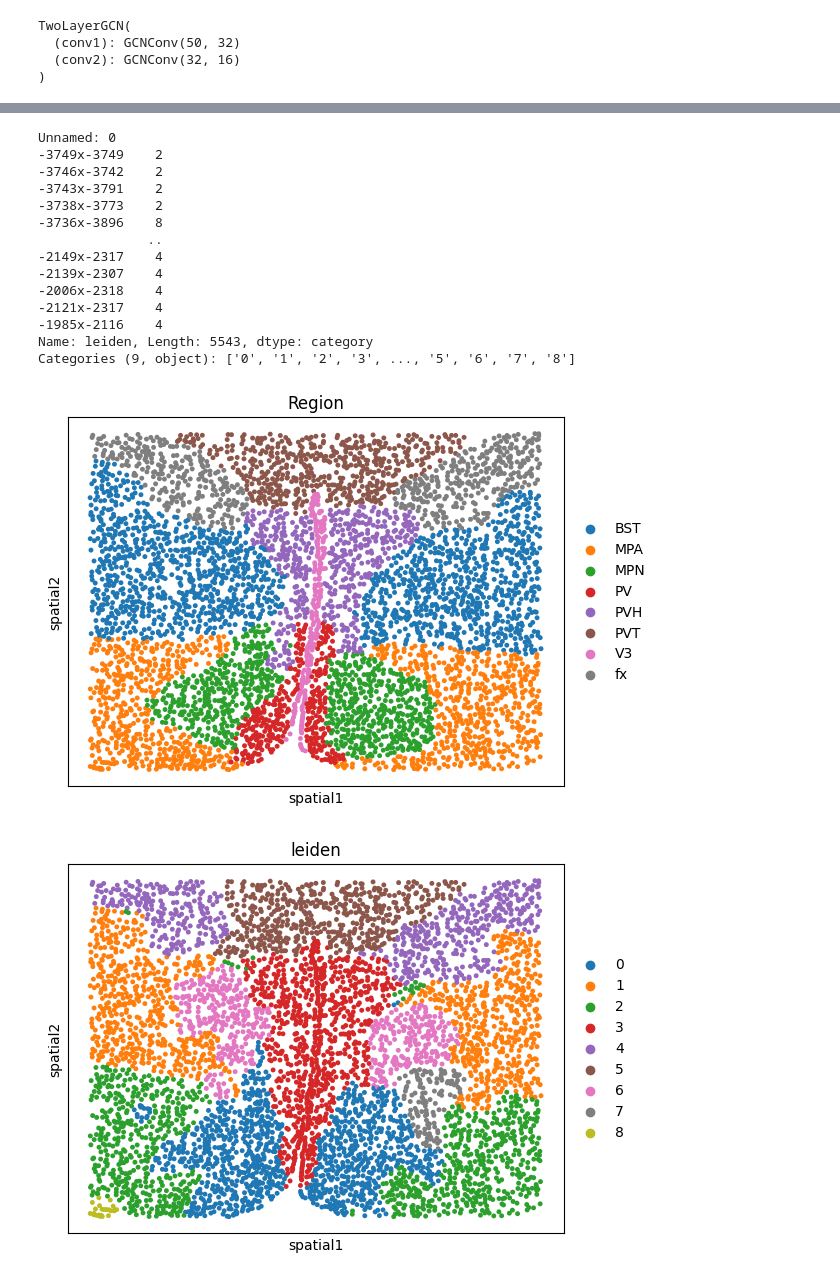
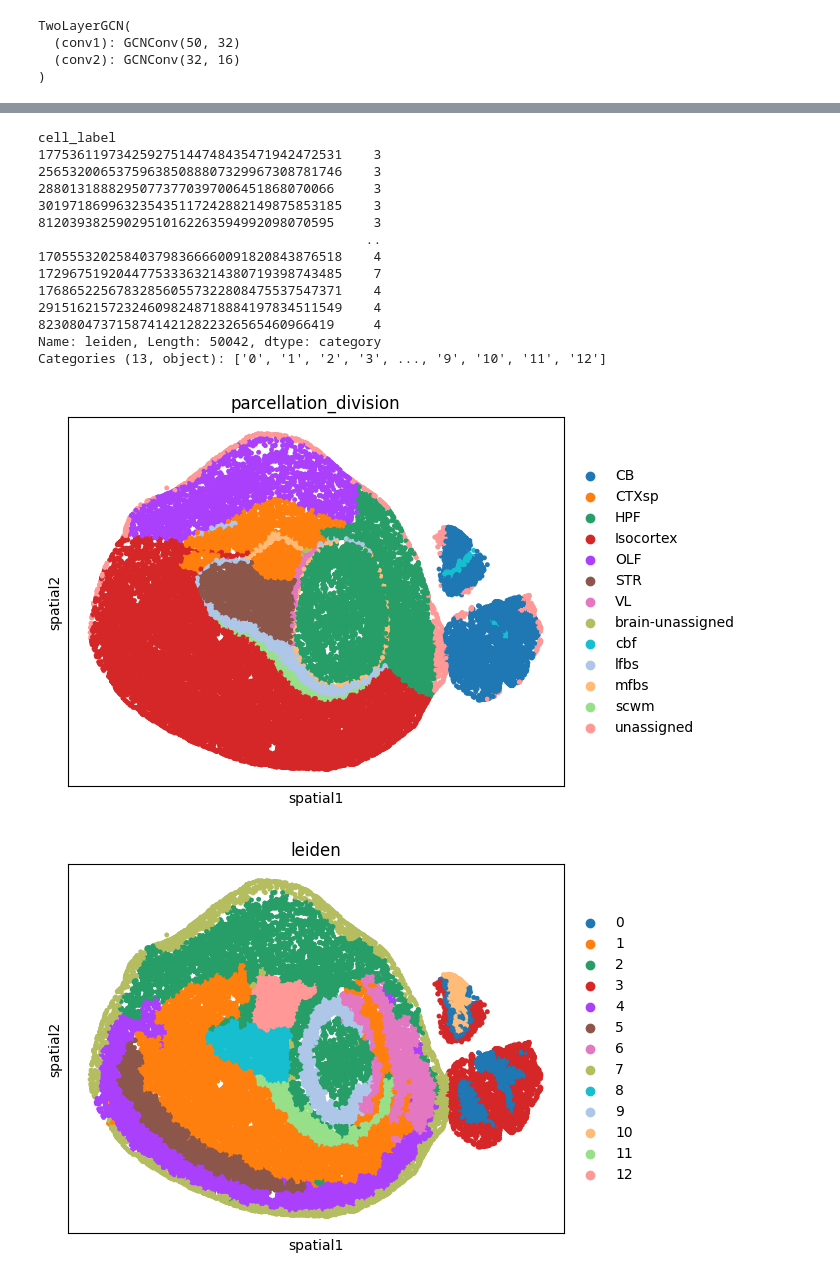
Before and after one commit to BoevaLab/spatial-augmentations, a Jupyter notebook: notebooks/playground.ipynb, the cells around one changed output, grey strips where cells are left out. Drawn from its saved outputs; the diff is of its cells as text; code cells hidden in the pictures.

Commit message:
added 3 zhuang-abca samples

```diff
--- a/notebooks/playground.ipynb
+++ b/notebooks/playground.ipynb
@@ -45,5 +45,6 @@ torch.Size([2017, 50])
 # %%
-desired_sample_name = "MERFISH_small5"
+#desired_sample_name = "MERFISH_small5"
+desired_sample_name = "Zhuang-ABCA-4.002"
 batch = None
 
 for b in test_dataloder:
@@ -59,5 +60,6 @@ DataBatch(x=[5543, 50], edge_index=[2, 133630], edge_weight=[133630], sample_nam
 # %%
-checkpoint_path = "../logs/train_domain/runs/2025-03-31_15-41-12/checkpoints/epoch_011.ckpt"
+#checkpoint_path = "../logs/train_domain/runs/2025-03-31_15-41-12/checkpoints/epoch_011.ckpt"
+checkpoint_path = "../logs/abca/runs/2025-04-02_17-10-41/checkpoints/epoch_008.ckpt"
 model = BGRLLitModule.load_from_checkpoint(checkpoint_path).net.online_encoder
 model
 # %% [output]
@@ -97,28 +99,30 @@ AnnData object with n_obs × n_vars = 5543 × 155
 
 sc.pp.neighbors(adata, use_rep="cell_embeddings")
 #sc.tl.leiden(adata, resolution=0.11)
-sc.tl.leiden(adata, resolution=0.13)
+#sc.tl.leiden(adata, resolution=0.13)
+sc.tl.leiden(adata, resolution=0.131)
 print(adata.obs["leiden"])
 # %% [output]
-Unnamed: 0
--3749x-3749    2
--3746x-3742    2
--3743x-3791    2
--3738x-3773    2
--3736x-3896    8
-              ..
--2149x-2317    4
--2139x-2307    4
--2006x-2318    4
--2121x-2317    4
--1985x-2116    4
-Name: leiden, Length: 5543, dtype: category
-Categories (9, object): ['0', '1', '2', '3', ..., '5', '6', '7', '8']
+cell_label
+177536119734259275144748435471942472531    3
+256532006537596385088807329967308781746    3
+28801318882950773770397006451868070066     3
+301971869963235435117242882149875853185    3
+81203938259029510162263594992098070595     3
+                                          ..
+170555320258403798366660091820843876518    4
+172967519204477533363214380719398743485    7
+176865225678328560557322808475537547371    4
+291516215723246098248718884197834511549    4
+82308047371587414212822326565460966419     4
+Name: leiden, Length: 50042, dtype: category
+Categories (13, object): ['0', '1', '2', '3', ..., '9', '10', '11', '12']
 # %%
-sc.pl.embedding(adata, basis="spatial", color="Region", size=50)
+#sc.pl.embedding(adata, basis="spatial", color="Region", size=50)
+sc.pl.embedding(adata, basis="spatial", color="parcellation_division", size=50)
 sc.pl.embedding(adata, basis="spatial", color="leiden", size=50)
 # %% [output]
-[figure, old version]
+[figure, new version]
-[figure, old version]
+[figure, new version]
 # %%
 # Ground truth labels
```
Also changed, not shown: parts of 6 cells of this notebook, 4 other files.
